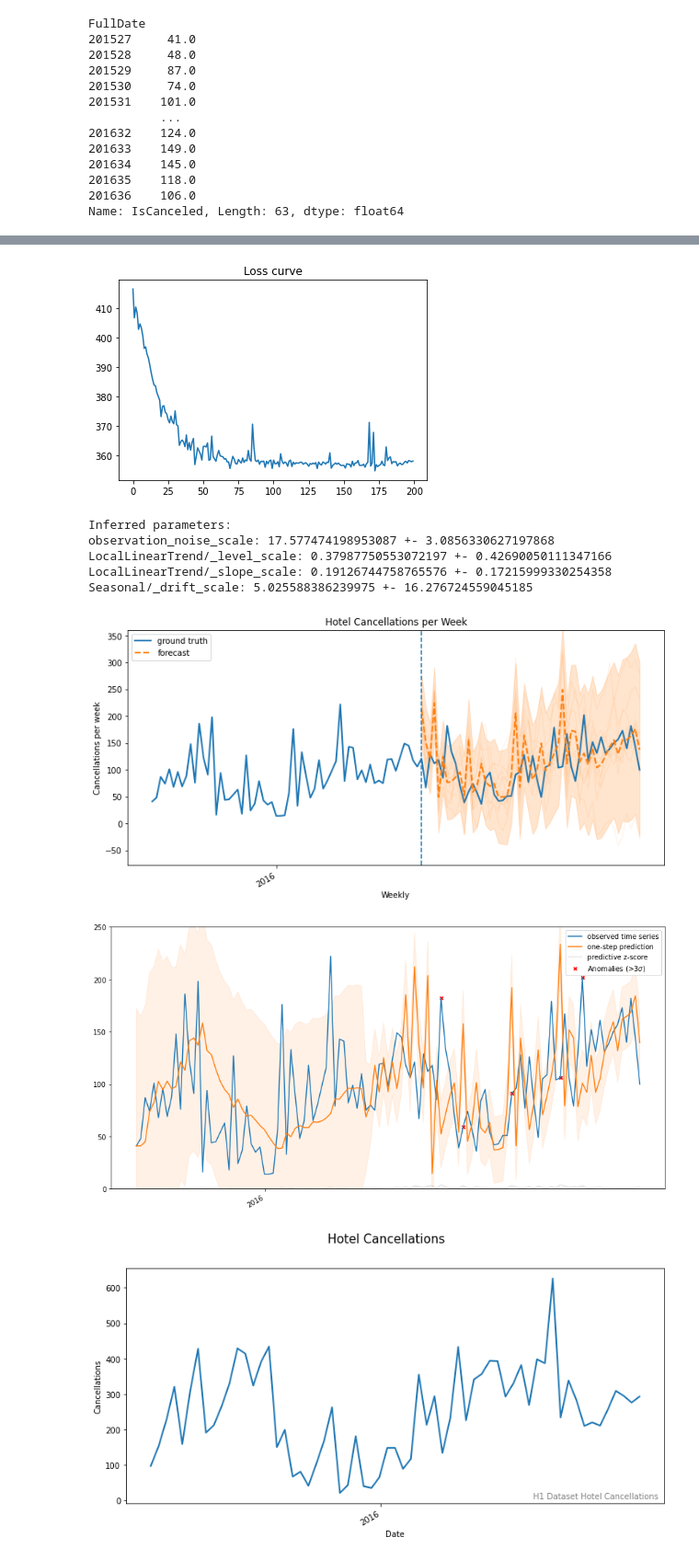
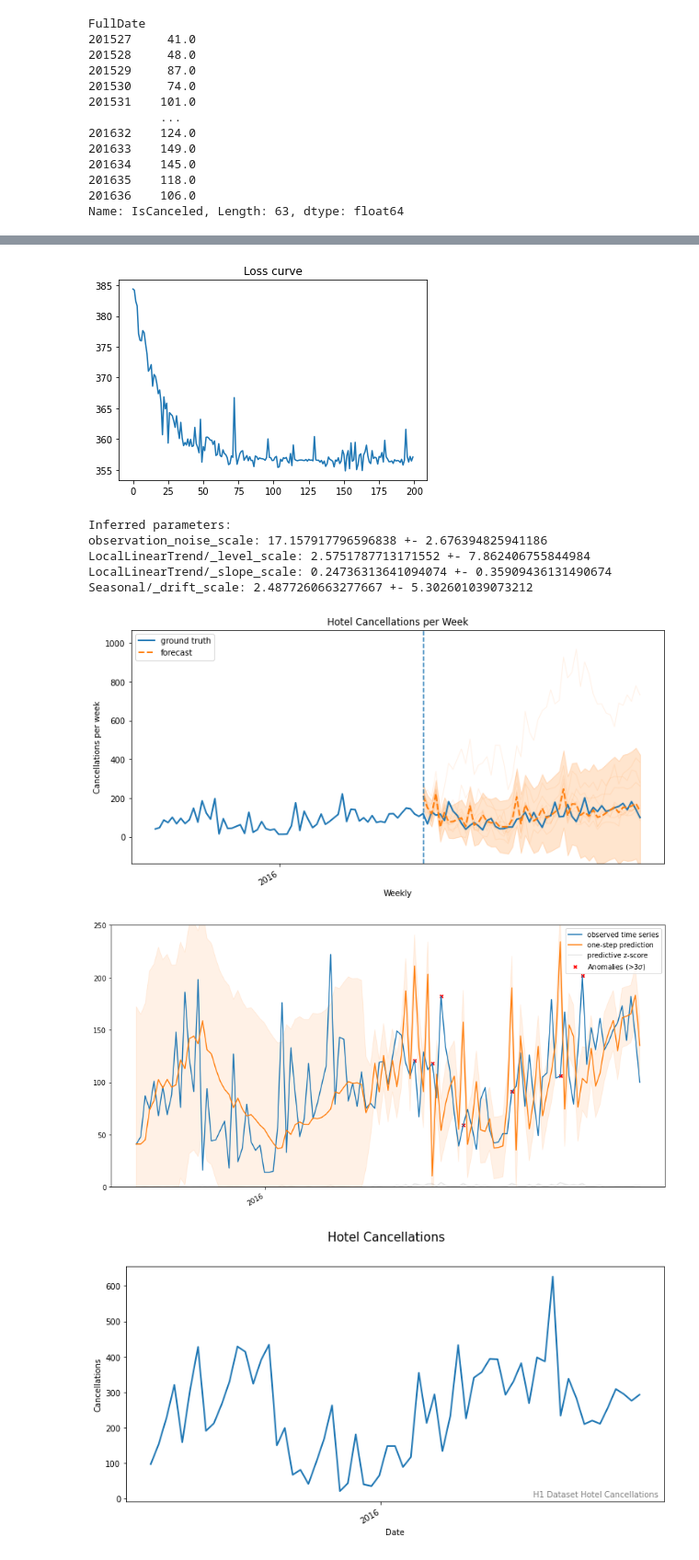
Before and after one commit to maggiemagnuson/liveProjects, a Jupyter notebook: Time Series Modeling with TensorFlow Probability.ipynb, the cells around one changed output, grey strips where cells are left out. Shown at 92% size. Saved outputs shown, nothing was run; the diff lists cells and outputs as text; code cells hidden in the pictures.

Commit message:
tensor milestone 2

```diff
--- a/Time Series Modeling with TensorFlow Probability.ipynb
+++ b/Time Series Modeling with TensorFlow Probability.ipynb
@@ -217,7 +261,7 @@ FullDate
 201636    106.0
 Name: IsCanceled, Length: 63, dtype: float64
 # %%
-tsm = TimeSeriesModel("/Users/z001hqv/Notebooks/live-project/data/tensor-H1.csv")
+tsm = TimeSeriesModel("/Users/z001hqv/Notebooks/live-project/data/tensor-H1.csv", "2015-06-15", "2017-08-27", 52, True)
 tsm.plot_hotel_cancelations()
 ts_model = tsm.build_model()
 variational_posteriors = tsm.build_factored_surrogate_posterior(ts_model)
@@ -235,38 +279,38 @@ fig, ax = tsm.plot_forecast(
     title="Hotel Cancellations per Week")
 ax.axvline(tsm.ts_dates[-tsm.num_forecast_steps], linestyle="--")
 ax.legend(loc="upper left")
 ax.set_ylabel("Cancellations per week")
 ax.set_xlabel("Weekly")
 fig.autofmt_xdate()
 
 tseries_one_step_dist = tsm.get_one_step_predictive(ts_model, q_samples_tseries_)
 tseries_one_step_mean, tseries_one_step_scale = (
     tseries_one_step_dist.mean().numpy(), tseries_one_step_dist.stddev().numpy())
 
 fig, ax = plot_one_step_predictive(
     tsm.ts_dates, tsm.ts,
     tseries_one_step_mean, tseries_one_step_scale,
     x_locator=tsm.ts_loc, x_formatter=tsm.ts_fmt)
 ax.set_ylim(0, 250)
 
 # Use the one-step-ahead forecasts to detect anomalous timesteps.
 zscores = np.abs((tsm.ts - tseries_one_step_mean) /
                  tseries_one_step_scale)
 anomalies = zscores > 3.0
 ax.scatter(tsm.ts_dates[anomalies],
            tsm.ts[anomalies],
            c="red", marker="x", s=20, linewidth=2, label=r"Anomalies (>3$\sigma$)")
 ax.plot(tsm.ts_dates, zscores, color="black", alpha=0.1, label='predictive z-score')
 ax.legend()
 plt.show()
 # %% [output]
 [figure]
-[figure, old version]
+[figure, new version]
 Inferred parameters:
-observation_noise_scale: 17.577474198953087 +- 3.0856330627197868
-LocalLinearTrend/_level_scale: 0.37987750553072197 +- 0.42690050111347166
-LocalLinearTrend/_slope_scale: 0.19126744758765576 +- 0.17215999330254358
-Seasonal/_drift_scale: 5.025588386239975 +- 16.276724559045185
+observation_noise_scale: 17.157917796596838 +- 2.676394825941186
+LocalLinearTrend/_level_scale: 2.5751787713171552 +- 7.862406755844984
+LocalLinearTrend/_slope_scale: 0.24736313641094074 +- 0.35909436131490674
+Seasonal/_drift_scale: 2.4877260663277667 +- 5.302601039073212
-[figure, old version]
+[figure, new version]
-[figure, old version]
+[figure, new version]
 # %%
```
Also changed, not shown: parts of 3 cells of this notebook.
